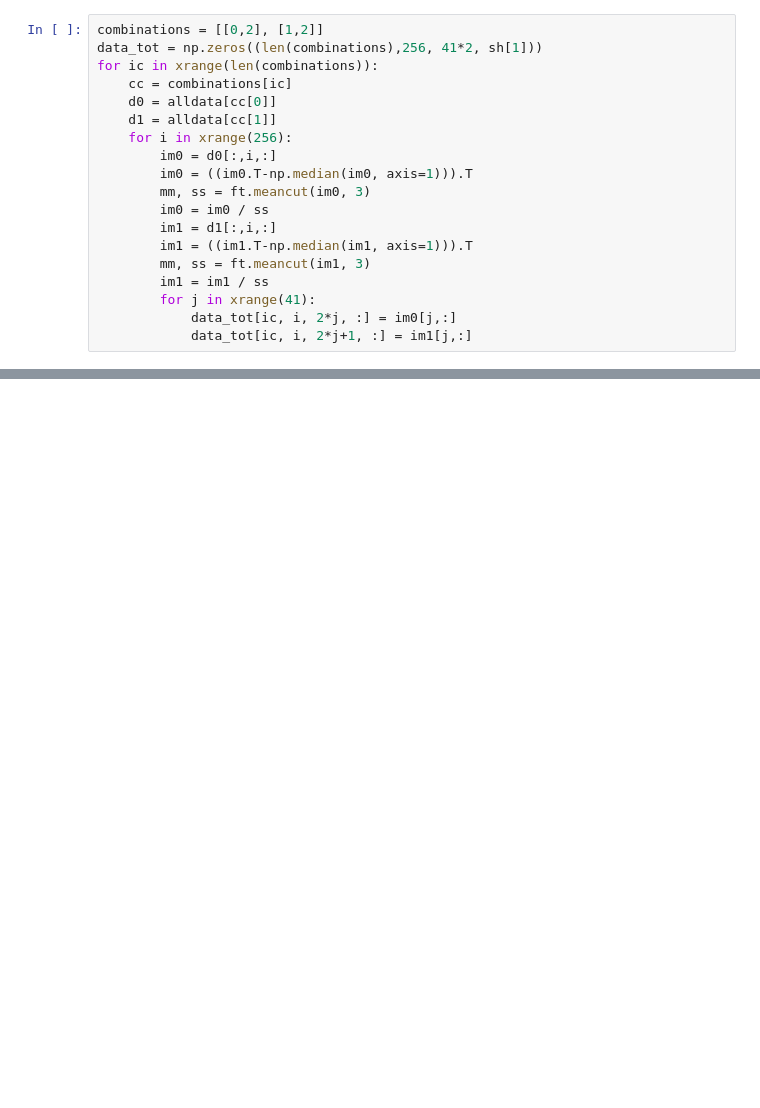
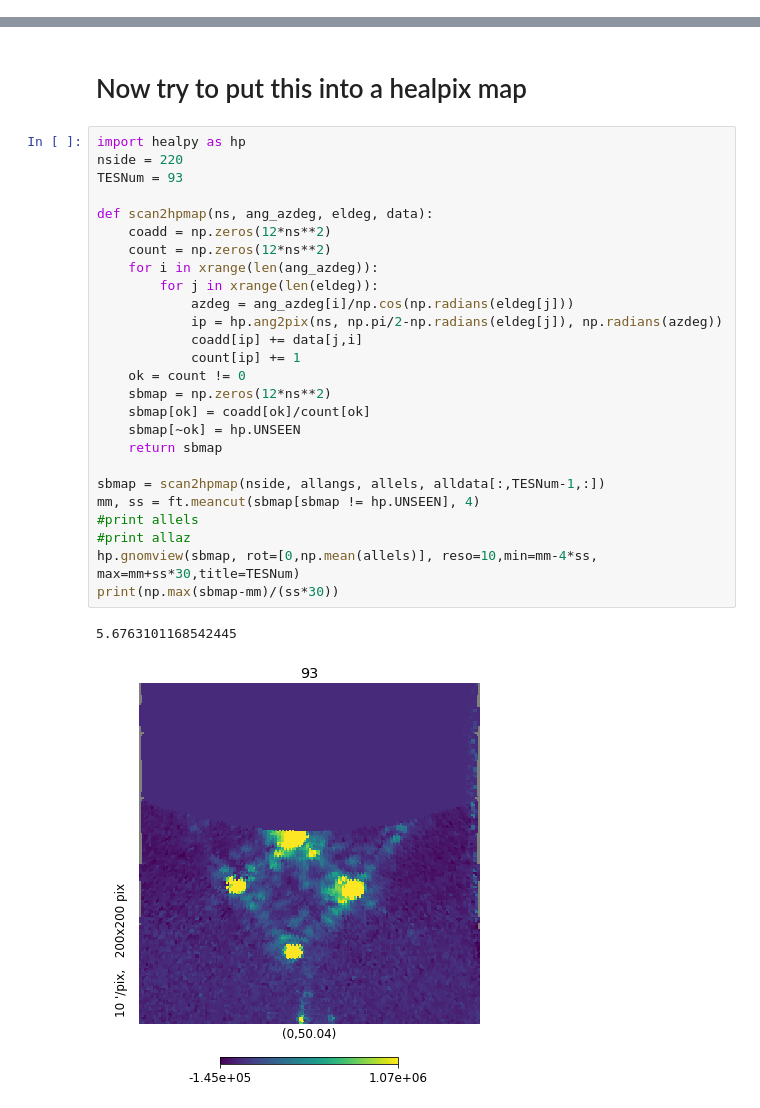
Before and after one commit to qubicsoft/qubic, a Jupyter notebook: qubic/scripts/Calibration/Read_Multiple_scans.ipynb, the cells around one changed output, grey strips where cells are left out. Cells and saved outputs as stored; diff of their text form; blank space fills up the shorter version.

```diff
--- a/qubic/scripts/Calibration/Read_Multiple_scans.ipynb
+++ b/qubic/scripts/Calibration/Read_Multiple_scans.ipynb
@@ -79,20 +105 @@ for i in xrange(len(names)):
-# %%
-combinations = [[0,2], [1,2]]
-data_tot = np.zeros((len(combinations),256, 41*2, sh[1]))
-for ic in xrange(len(combinations)):
-    cc = combinations[ic]
-    d0 = alldata[cc[0]]
-    d1 = alldata[cc[1]]
-    for i in xrange(256):
-        im0 = d0[:,i,:]
-        im0 = ((im0.T-np.median(im0, axis=1))).T
-        mm, ss = ft.meancut(im0, 3)
-        im0 = im0 / ss
-        im1 = d1[:,i,:]
-        im1 = ((im1.T-np.median(im1, axis=1))).T
-        mm, ss = ft.meancut(im1, 3)
-        im1 = im1 / ss
-        for j in xrange(41):
-            data_tot[ic, i, 2*j, :] = im0[j,:]
-            data_tot[ic, i, 2*j+1, :] = im1[j,:]
 # %%
@@ -116 +145,32 @@ Text(0.5,1,'TES=93')
+# %% [markdown]
+# Now try to put this into a healpix map
+# %%
+import healpy as hp
+nside = 220
+TESNum = 93
+
+def scan2hpmap(ns, ang_azdeg, eldeg, data):
+    coadd = np.zeros(12*ns**2)
+    count = np.zeros(12*ns**2)
+    for i in xrange(len(ang_azdeg)):
+        for j in xrange(len(eldeg)):
+            azdeg = ang_azdeg[i]/np.cos(np.radians(eldeg[j]))
+            ip = hp.ang2pix(ns, np.pi/2-np.radians(eldeg[j]), np.radians(azdeg))
+            coadd[ip] += data[j,i]
+            count[ip] += 1
+    ok = count != 0
+    sbmap = np.zeros(12*ns**2)
+    sbmap[ok] = coadd[ok]/count[ok]
+    sbmap[~ok] = hp.UNSEEN
+    return sbmap
+
+sbmap = scan2hpmap(nside, allangs, allels, alldata[:,TESNum-1,:])
+mm, ss = ft.meancut(sbmap[sbmap != hp.UNSEEN], 4)
+#print allels
+#print allaz
+hp.gnomview(sbmap, rot=[0,np.mean(allels)], reso=10,min=mm-4*ss, max=mm+ss*30,title=TESNum)
+print(np.max(sbmap-mm)/(ss*30))
+# %% [output]
+5.6763101168542445
+[figure, added]
 # %%
```
Also changed, not shown: parts of 10 cells of this notebook, 3 other files.
